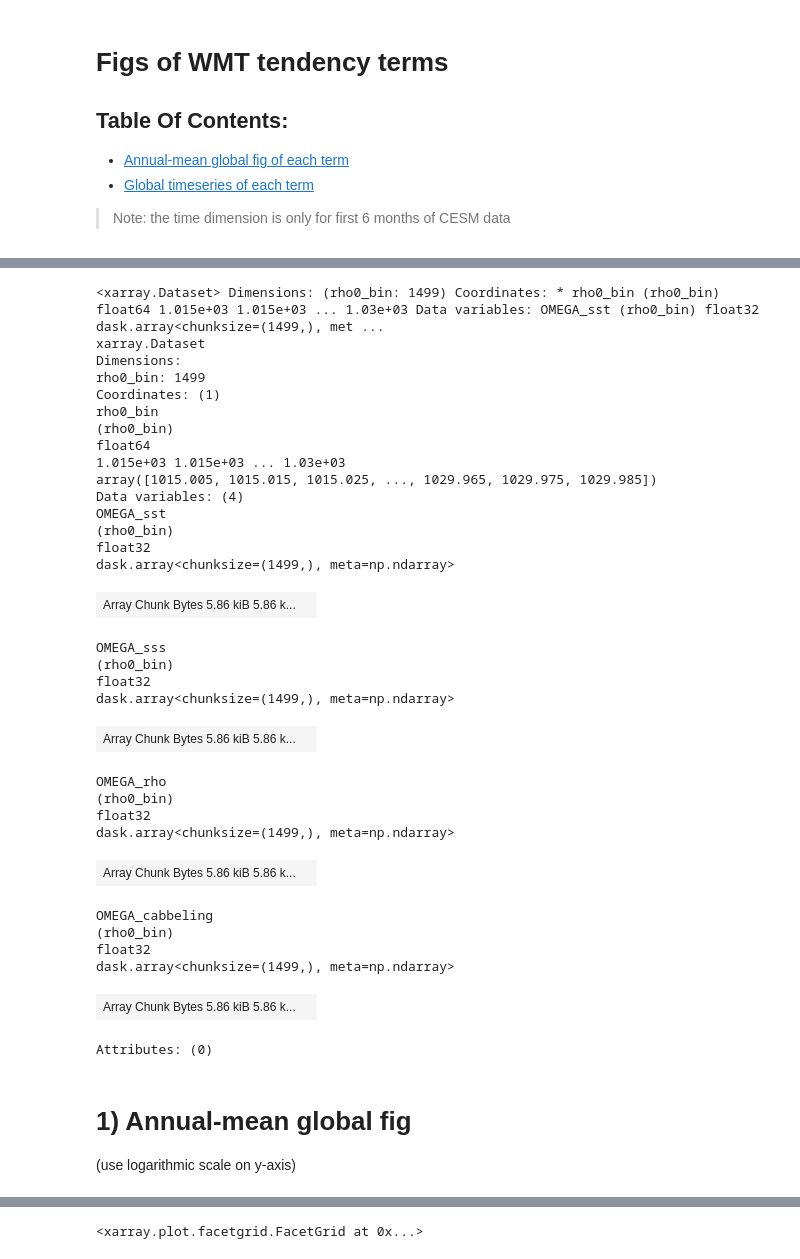
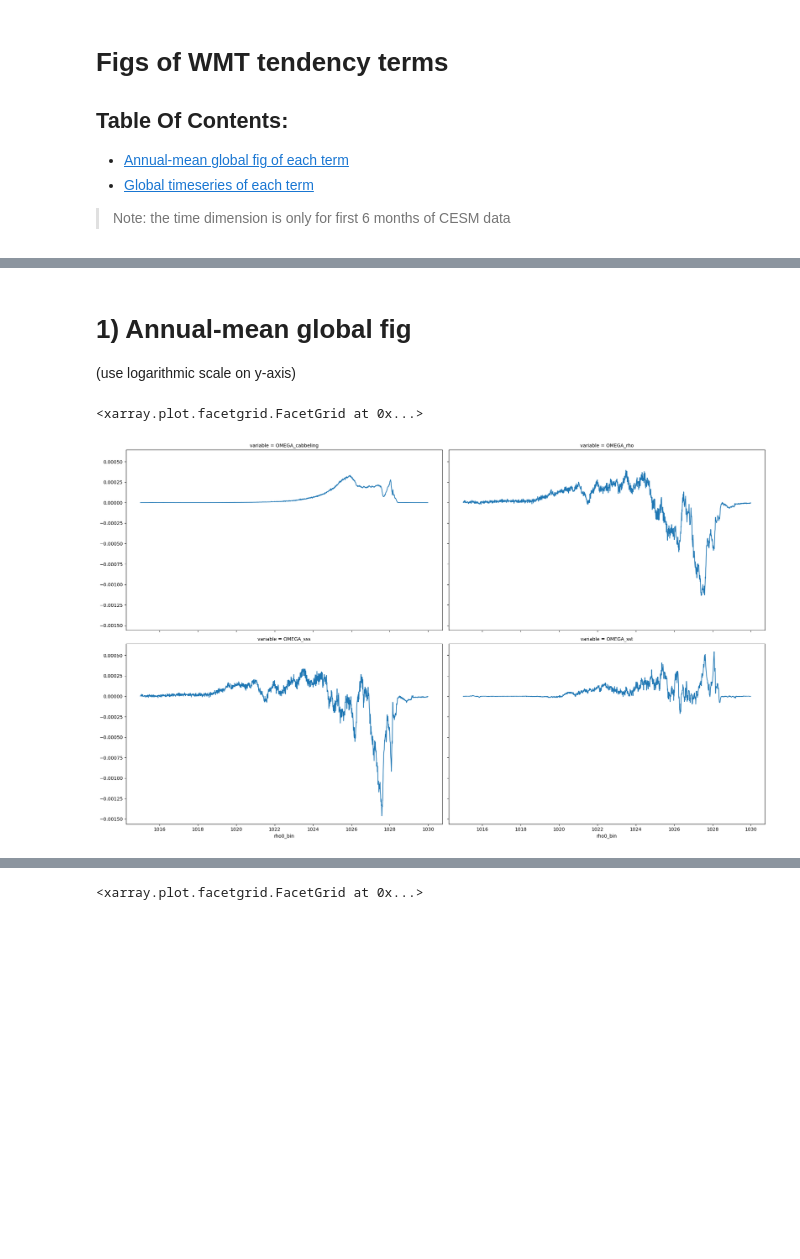
Before and after one commit to shanicetbailey/SST-gradients, a Jupyter notebook: CESM/2a_histogram_figs.ipynb, the cells around one changed output, grey strips where cells are left out. Drawn from its saved outputs; the diff is of its cells as text; code cells hidden in the pictures; blank space fills up the shorter version.

```diff
--- a/CESM/2a_histogram_figs.ipynb
+++ b/CESM/2a_histogram_figs.ipynb
@@ -51,6 +51,5 @@ with open('/home/jovyan/chapter2/pangeo-181919-f141378dc975.json') as token_file
     token = json.load(token_file)
 gcfs_w_token = gcsfs.GCSFileSystem(token=token)
 
-tendencies = xr.open_zarr(gcfs_w_token.get_mapper('pangeo-tmp/stb2145/CESM/datasets/tendencies.zarr')).drop(('nlat', 'nlon'))
-#histograms = xr.open_zarr(gcfs_w_token.get_mapper('pangeo-tmp/stb2145/CESM/datasets/histograms.zarr'))
-#histograms
+histograms = xr.open_zarr(gcfs_w_token.get_mapper('pangeo-tmp/stb2145/CESM/datasets/histograms.zarr'))
+histograms
@@ -130,41 +91,8 @@ def histogram_func(variable):
-# %%
-histograms = xr.merge([histogram_func(tendency0[var]).rename('OMEGA_' + var)
-                      for var in all_tendencies])
-# %%
-histograms
-# %% [output]
-<xarray.Dataset> Dimensions: (rho0_bin: 1499) Coordinates: * rho0_bin (rho0_bin) float64 1.015e+03 1.015e+03 ... 1.03e+03 Data variables: OMEGA_sst (rho0_bin) float32 dask.array<chunksize=(1499,), met ...
-xarray.Dataset
-Dimensions:
-rho0_bin: 1499
-Coordinates: (1)
-rho0_bin
-(rho0_bin)
-float64
-1.015e+03 1.015e+03 ... 1.03e+03
-array([1015.005, 1015.015, 1015.025, ..., 1029.965, 1029.975, 1029.985])
-Data variables: (4)
-OMEGA_sst
-(rho0_bin)
-float32
-dask.array<chunksize=(1499,), meta=np.ndarray>
-| Array Chunk Bytes 5.86 kiB 5.86 k... |  |
-OMEGA_sss
-(rho0_bin)
-float32
-dask.array<chunksize=(1499,), meta=np.ndarray>
-| Array Chunk Bytes 5.86 kiB 5.86 k... |  |
-OMEGA_rho
-(rho0_bin)
-float32
-dask.array<chunksize=(1499,), meta=np.ndarray>
-| Array Chunk Bytes 5.86 kiB 5.86 k... |  |
-OMEGA_cabbeling
-(rho0_bin)
-float32
-dask.array<chunksize=(1499,), meta=np.ndarray>
-| Array Chunk Bytes 5.86 kiB 5.86 k... |  |
-Attributes: (0)
 # %% [markdown]
 # 1) Annual-mean global fig <a class='anchor' id='first-bullet'> </a>
 (use logarithmic scale on y-axis)
+# %%
+histograms.mean('time').to_array().plot(col='variable', col_wrap=2, figsize=(20, 12))
+# %% [output]
+<xarray.plot.facetgrid.FacetGrid at 0x...>
+[figure, added]
```
Also changed, not shown: parts of 21 cells of this notebook, 2 other files.
